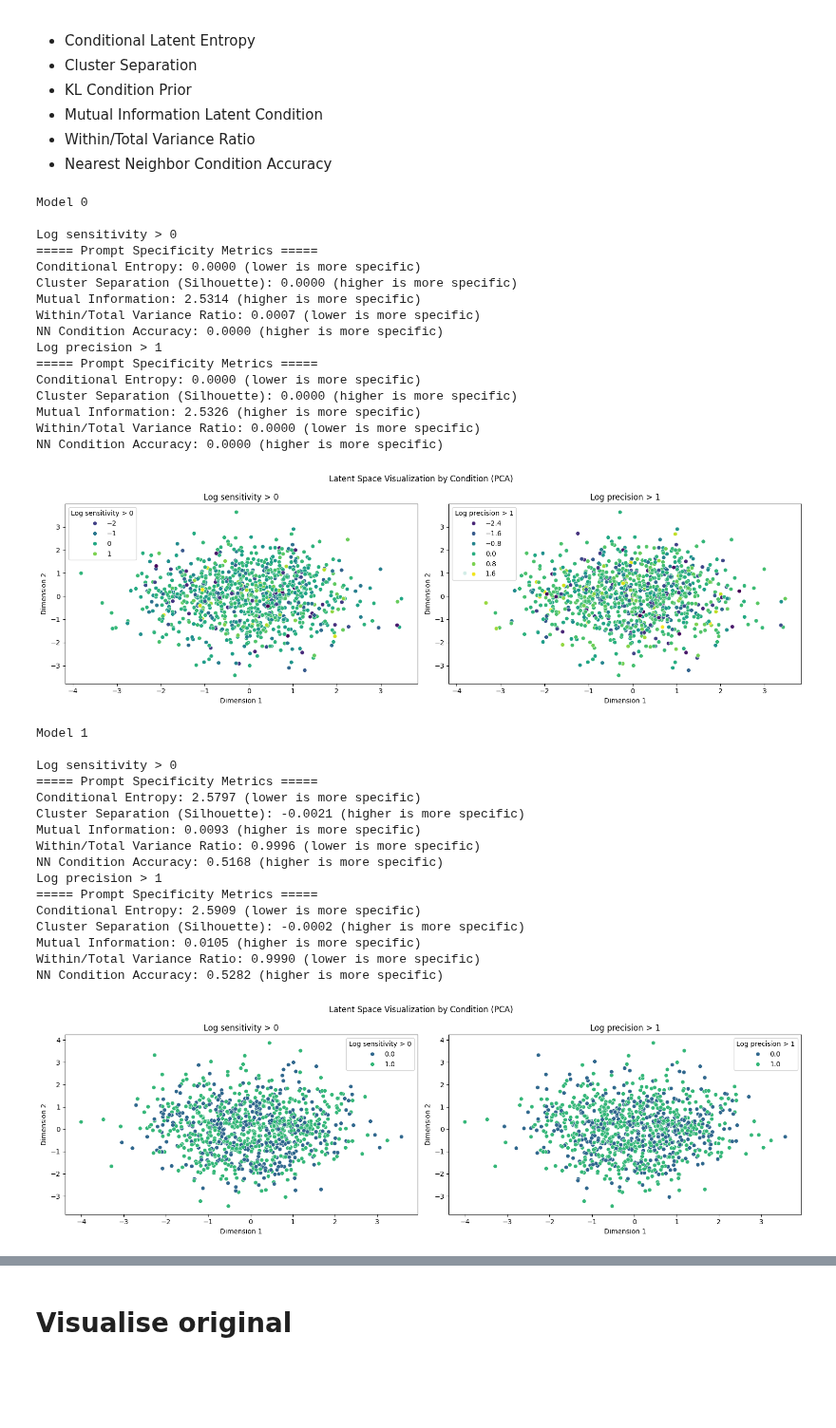
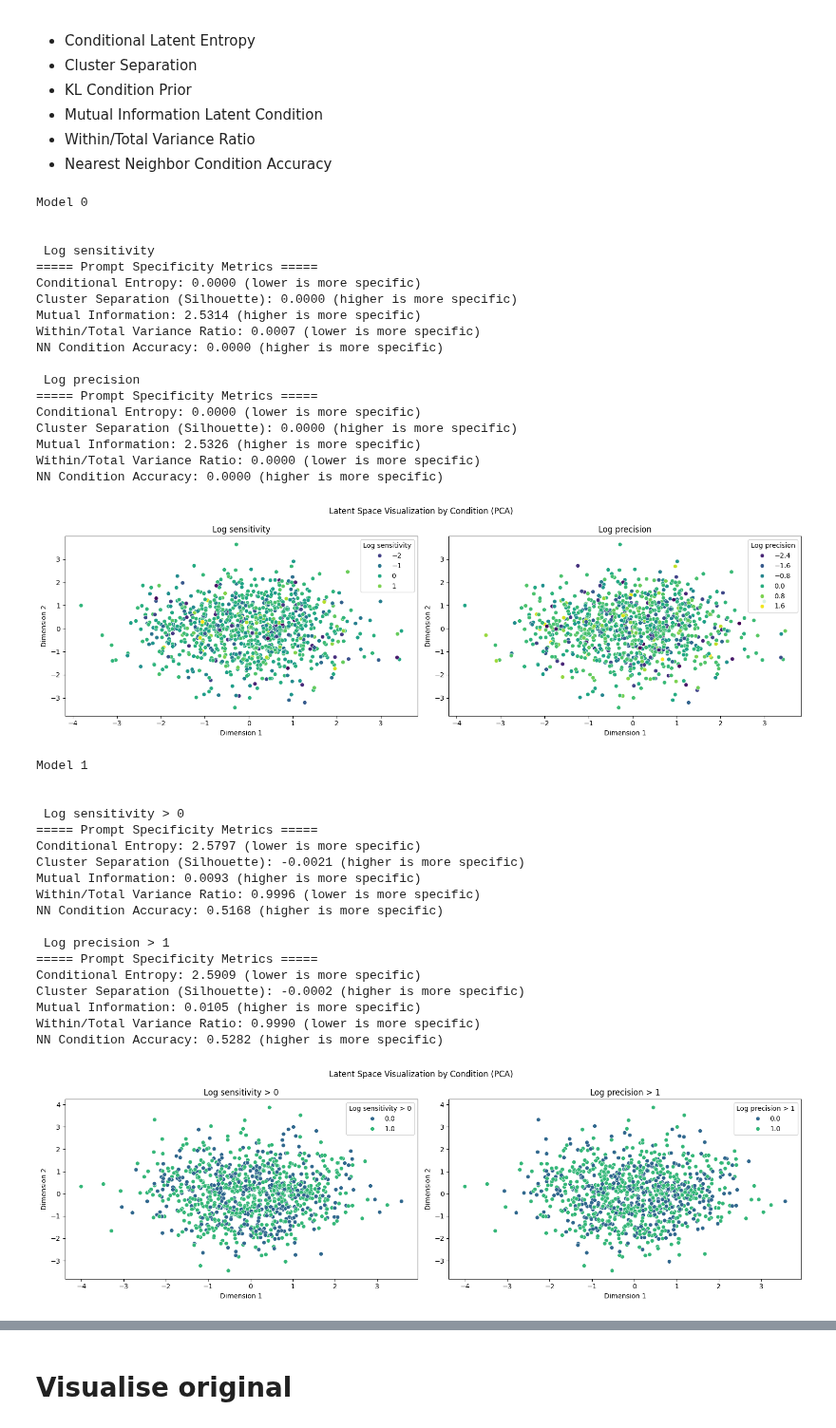
Before and after one commit to olive004/EvoScaper, a Jupyter notebook: notebooks/13_prompt_specificity.ipynb, the cells around one changed output, grey strips where cells are left out. Shown at 95% size. Drawn from its saved outputs; the diff is of its cells as text; code cells hidden in the pictures; blank space fills up the shorter version.

```diff
--- a/notebooks/13_prompt_specificity.ipynb
+++ b/notebooks/13_prompt_specificity.ipynb
@@ -35,9 +35,12 @@ top_write_dir = os.path.join(
 os.makedirs(top_write_dir, exist_ok=True)
 
 fn_saves = [os.path.join('data', '01_cvae', '2025_02_25__12_42_34', 'saves_2025_02_25__12_42_34_ds0211_sp_KL2e4'),
-            os.path.join('data', '01_cvae', '2025_02_23__18_41_24', 'saves_2025_02_23__18_41_24_ds0211_spbool_KL2e4')]
+            os.path.join('data', '01_cvae', '2025_02_23__18_41_24', 'saves_2025_02_23__18_41_24_ds0211_spbool_KL2e4'),
+            os.path.join('data', '01_cvae', '2025_01_26__16_32_02', 'saves_2025_01_26__16_32_02_sens_kl_5e4')]
 fn_hpos = [os.path.join('data', '01_cvae', '2025_02_25__12_42_34', 'hpos_all.json'),
-           os.path.join('data', '01_cvae', '2025_02_23__18_41_24', 'hpos_all.json')]
+           os.path.join('data', '01_cvae', '2025_02_23__18_41_24', 'hpos_all.json'),
+           os.path.join('data', '01_cvae', '2025_01_26__16_32_02', 'hpos_all.json')]
+
 hpos_all = [pd.Series(load_json_as_dict(fn)) for fn in fn_hpos]
 saves_models = [load_json_as_dict(fn) for fn in fn_saves]
 
@@ -102,16 +105,19 @@ for i, hpos in enumerate(hpos_all):
                                                             use_binned_sampling=True, use_onehot=config_norm_y.categorical_onehot,
                                                             cond_min=cond.min(), cond_max=cond.max())
 
-    models_vars[i] = [h_all, z_all, x, cond, x_rev_all, cond_rev_all, fake_circuits, sampled_cond]
+    models_vars[i] = [h_all, z_all, x, cond, x_rev_all, cond_rev_all, config_dataset, fake_circuits, sampled_cond]
 # %% [markdown]
 # Calculate mutual information between condition and latent space
 # %%
 # Reshape z_all and condition arrays to 2D
+mi_all = []
 nrows = 1 # len(config_dataset.objective_col)
 ncols = len(saves_models)
 fig, axs = plt.subplots(nrows, ncols, figsize=(8*ncols, 5*nrows), sharex=True, sharey=True)
 for im, (k, m) in enumerate(models_vars.items()):
-    h_all, z_all, x, cond, x_rev_all, cond_rev_all, fake_circuits, sampled_cond = m
+    h_all, z_all, x, cond, x_rev_all, cond_rev_all, config_dataset, fake_circuits, sampled_cond = m
+    if cond_rev_all.ndim == 1:
+        cond_rev_all = cond_rev_all.reshape(-1, 1)
 
     z_flat = z_all.reshape(-1, z_all.shape[-1])
 
@@ -130,18 +136,20 @@ for im, (k, m) in enumerate(models_vars.items()):
         mis[objective_col] = mi_scores
     mis = mis.reset_index().rename(columns={'index': 'Latent Dimension'})
     mis = mis.melt(id_vars='Latent Dimension', var_name='Objective', value_name='Mutual Information')
+    mi_all.append(mi_scores)
 
     # Plot MI scores
     sns.barplot(mis, x='Latent Dimension', y='Mutual Information', hue='Objective', ax=axs[im])
     # plt.xlabel('Latent Dimension')
     # plt.ylabel('Mutual Information with Condition')
-    axs[im].set_title('Mutual Information between Latent Dimensions and Condition')
+    axs[im].set_title(f'Model {k}: avg MI = {np.nanmean(mi_scores):.2f}')
     axs[im].set_yscale('log')
 
+plt.suptitle('Mutual Information between Latent Dimensions and Condition')
 plt.tight_layout()
 plt.savefig(os.path.join(top_write_dir, 'mutual_information.png'), dpi=300, bbox_inches='tight', transparent=True)
 plt.show()
 
 # Print average MI
-print(f"Average mutual information across dimensions: {np.mean(mi_scores):.3f}")
+print(f"Average mutual information across dimensions:", np.mean(np.array(mi_all), axis=1))
 # %% [output]
@@ -444,11 +452,12 @@ def visualize_latent_by_condition_all(z_samples, conditions, condition_labels, m
     ncols = len(condition_labels)
     fig, axs = plt.subplots(1, ncols, figsize=(8*ncols, 5))
     for idx_cond, condition_label in enumerate(condition_labels):
-        df = pd.DataFrame(data=np.concatenate([z_2d[..., 0], z_2d[..., 1], conditions[..., idx_cond]]).reshape(3, -1).T,
+        ax = axs[idx_cond] if ncols > 1 else axs
+        df = pd.DataFrame(data=np.concatenate([z_2d[..., 0], z_2d[..., 1], conditions[..., idx_cond].squeeze()]).reshape(3, -1).T,
                           columns=['Dimension 1', 'Dimension 2', condition_label])
         sns.scatterplot(data=df, x='Dimension 1', y='Dimension 2',
-                        hue=condition_label, ax=axs[idx_cond], palette='viridis')
-        axs[idx_cond].set_title(f'{condition_label}')
+                        hue=condition_label, ax=ax, palette='viridis')
+        ax.set_title(f'{condition_label}')
 
     plt.suptitle(
         title if title else f'Latent Space Visualization by Condition ({method.upper()})')
@@ -624,52 +633,64 @@ def main():
     plt.show()
 
 
+df_results = pd.DataFrame()
 for im, (k, m) in enumerate(models_vars.items()):
     print(f'Model {k}\n')
-    h_all, z_all, x, cond, x_rev_all, cond_rev_all, fake_circuits, sampled_cond = m
+    h_all, z_all, x, cond, x_rev_all, cond_rev_all, config_dataset, fake_circuits, sampled_cond = m
     # Evaluate all metrics
     n_show = 1000 #len(z_all)
-    z_samples = z_all[:n_show]
-    conditions = cond_rev_all[:n_show]
+    z_samples = np.array(z_all)[:n_show]
+    conditions = np.array(cond_rev_all)[:n_show][:, None]
     # conditions = cond_rev_all[..., idx_obj][:n_show]
 
     for idx_obj, obj_col in enumerate(config_dataset.objective_col):
-        print(obj_col)
-        results = evaluate_all_metrics(z_samples, conditions[..., idx_obj])
+        print('\n', obj_col)
+        results = evaluate_all_metrics(z_samples, conditions[..., idx_obj].squeeze())
+        results = pd.DataFrame(pd.Series(results)).reset_index().rename(columns={'index': 'Metric Type', 0: 'Metric Value'})
+        results['Objective'] = obj_col
+        results['Model'] = k
+        df_results = pd.concat([df_results, results])
 
     # Visualize
     visualize_latent_by_condition_all(z_samples, conditions, config_dataset.objective_col, method='pca')
     # visualize_latent_by_condition(z_samples, conditions, method='tsne')
     # visualize_latent_by_condition(z_samples, conditions, method='pca')
     plt.show()
+
+df_results = df_results.reset_index(drop=True)
+df_results
 # %% [output]
 Model 0
 
-Log sensitivity > 0
+
+ Log sensitivity
 ===== Prompt Specificity Metrics =====
 Conditional Entropy: 0.0000 (lower is more specific)
 Cluster Separation (Silhouette): 0.0000 (higher is more specific)
 Mutual Information: 2.5314 (higher is more specific)
 Within/Total Variance Ratio: 0.0007 (lower is more specific)
 NN Condition Accuracy: 0.0000 (higher is more specific)
-Log precision > 1
+
+ Log precision
 ===== Prompt Specificity Metrics =====
 Conditional Entropy: 0.0000 (lower is more specific)
 Cluster Separation (Silhouette): 0.0000 (higher is more specific)
 Mutual Information: 2.5326 (higher is more specific)
 Within/Total Variance Ratio: 0.0000 (lower is more specific)
 NN Condition Accuracy: 0.0000 (higher is more specific)
-[figure, old version]
+[figure, new version]
 Model 1
 
-Log sensitivity > 0
+
+ Log sensitivity > 0
 ===== Prompt Specificity Metrics =====
 Conditional Entropy: 2.5797 (lower is more specific)
 Cluster Separation (Silhouette): -0.0021 (higher is more specific)
 Mutual Information: 0.0093 (higher is more specific)
 Within/Total Variance Ratio: 0.9996 (lower is more specific)
 NN Condition Accuracy: 0.5168 (higher is more specific)
-Log precision > 1
+
+ Log precision > 1
 ===== Prompt Specificity Metrics =====
 Conditional Entropy: 2.5909 (lower is more specific)
 Cluster Separation (Silhouette): -0.0002 (higher is more specific)
```
Also changed, not shown: parts of 5 cells of this notebook.
